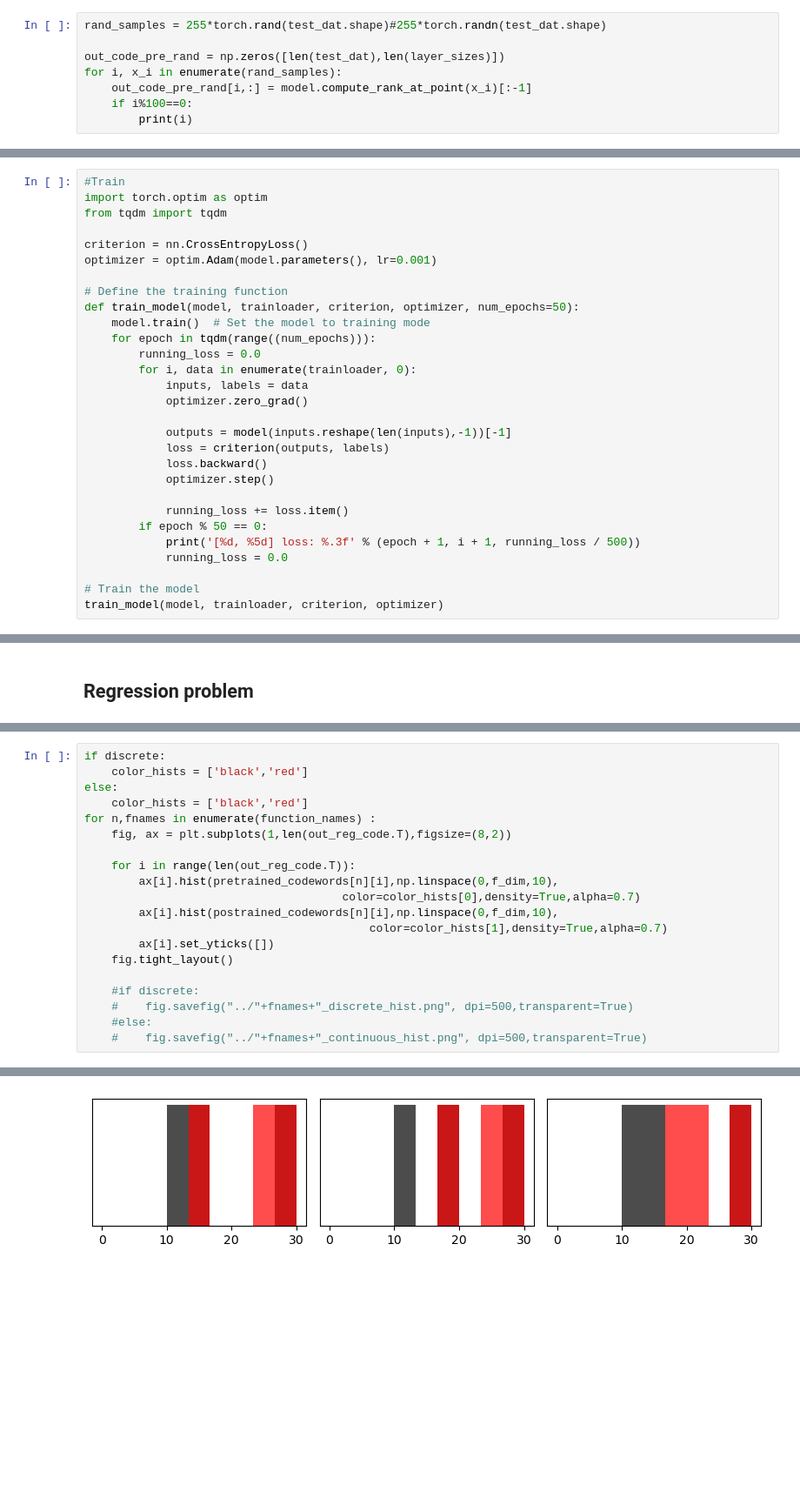
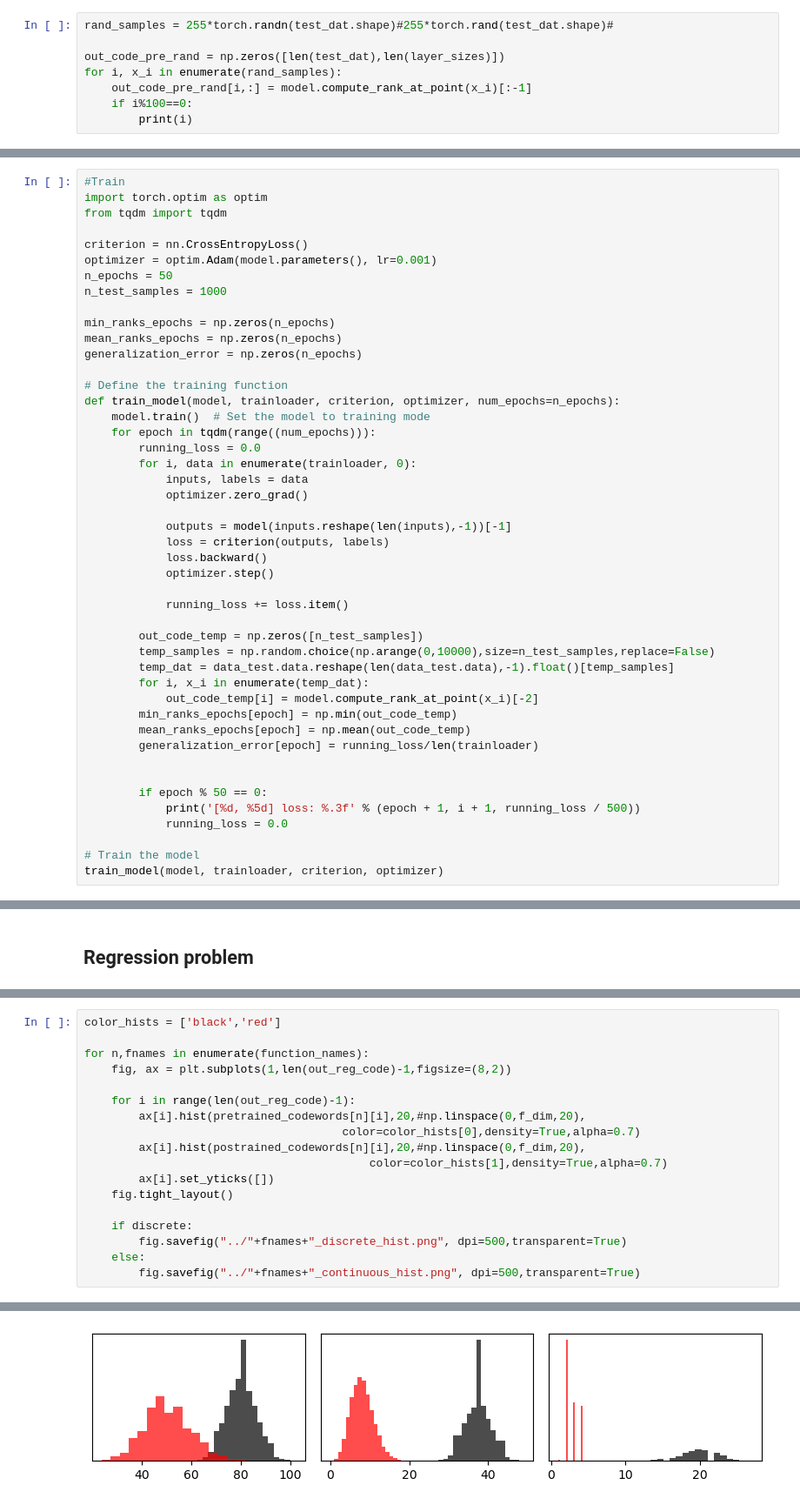
Before and after one commit to KBeshkov/top-mfld-class, a Jupyter notebook: simulations/MNIST_training.ipynb, the cells around one changed output, grey strips where cells are left out. Shown at 87% size. Drawn from its saved outputs; the diff is of its cells as text; blank space fills up the shorter version.

```diff
--- a/simulations/MNIST_training.ipynb
+++ b/simulations/MNIST_training.ipynb
@@ -45,7 +48,7 @@ out = model(data_test.data.reshape(len(data_test.data),-1).float())
 800
 900
 # %%
-rand_samples = 255*torch.rand(test_dat.shape)#255*torch.randn(test_dat.shape)
+rand_samples = 255*torch.randn(test_dat.shape)#255*torch.rand(test_dat.shape)#
 
 out_code_pre_rand = np.zeros([len(test_dat),len(layer_sizes)])
 for i, x_i in enumerate(rand_samples):
@@ -81,9 +84,15 @@ from tqdm import tqdm
 
 criterion = nn.CrossEntropyLoss()
 optimizer = optim.Adam(model.parameters(), lr=0.001)
+n_epochs = 50
+n_test_samples = 1000
+
+min_ranks_epochs = np.zeros(n_epochs)
+mean_ranks_epochs = np.zeros(n_epochs)
+generalization_error = np.zeros(n_epochs)
 
 # Define the training function
-def train_model(model, trainloader, criterion, optimizer, num_epochs=50):
+def train_model(model, trainloader, criterion, optimizer, num_epochs=n_epochs):
     model.train()  # Set the model to training mode
     for epoch in tqdm(range((num_epochs))):
         running_loss = 0.0
@@ -97,6 +106,17 @@ def train_model(model, trainloader, criterion, optimizer, num_epochs=50):
             optimizer.step()
 
             running_loss += loss.item()
+
+        out_code_temp = np.zeros([n_test_samples])
+        temp_samples = np.random.choice(np.arange(0,10000),size=n_test_samples,replace=False)
+        temp_dat = data_test.data.reshape(len(data_test.data),-1).float()[temp_samples]
+        for i, x_i in enumerate(temp_dat):
+            out_code_temp[i] = model.compute_rank_at_point(x_i)[-2]
+        min_ranks_epochs[epoch] = np.min(out_code_temp)
+        mean_ranks_epochs[epoch] = np.mean(out_code_temp)
+        generalization_error[epoch] = running_loss/len(trainloader)
+
+
         if epoch % 50 == 0:
             print('[%d, %5d] loss: %.3f' % (epoch + 1, i + 1, running_loss / 500))
             running_loss = 0.0
@@ -282,21 +325,19 @@ Epoch [1000/1000], Loss: 0.3871
 # %%
-if discrete:
-    color_hists = ['black','red']
-else:
-    color_hists = ['black','red']
-for n,fnames in enumerate(function_names) :
-    fig, ax = plt.subplots(1,len(out_reg_code.T),figsize=(8,2))
+color_hists = ['black','red']
 
-    for i in range(len(out_reg_code.T)):
-        ax[i].hist(pretrained_codewords[n][i],np.linspace(0,f_dim,10),
+for n,fnames in enumerate(function_names):
+    fig, ax = plt.subplots(1,len(out_reg_code)-1,figsize=(8,2))
+
+    for i in range(len(out_reg_code)-1):
+        ax[i].hist(pretrained_codewords[n][i],20,#np.linspace(0,f_dim,20),
                                       color=color_hists[0],density=True,alpha=0.7)
-        ax[i].hist(postrained_codewords[n][i],np.linspace(0,f_dim,10),
+        ax[i].hist(postrained_codewords[n][i],20,#np.linspace(0,f_dim,20),
                                           color=color_hists[1],density=True,alpha=0.7)
         ax[i].set_yticks([])
     fig.tight_layout()
 
-    #if discrete:
-    #    fig.savefig("../"+fnames+"_discrete_hist.png", dpi=500,transparent=True)
-    #else:
-    #    fig.savefig("../"+fnames+"_continuous_hist.png", dpi=500,transparent=True)
+    if discrete:
+        fig.savefig("../"+fnames+"_discrete_hist.png", dpi=500,transparent=True)
+    else:
+        fig.savefig("../"+fnames+"_continuous_hist.png", dpi=500,transparent=True)
 # %% [output]
@@ -306 +347 @@ for n,fnames in enumerate(function_names) :
-[figure, old version]
+[figure, new version]
```
Also changed, not shown: parts of 17 cells of this notebook, 2 other files.
